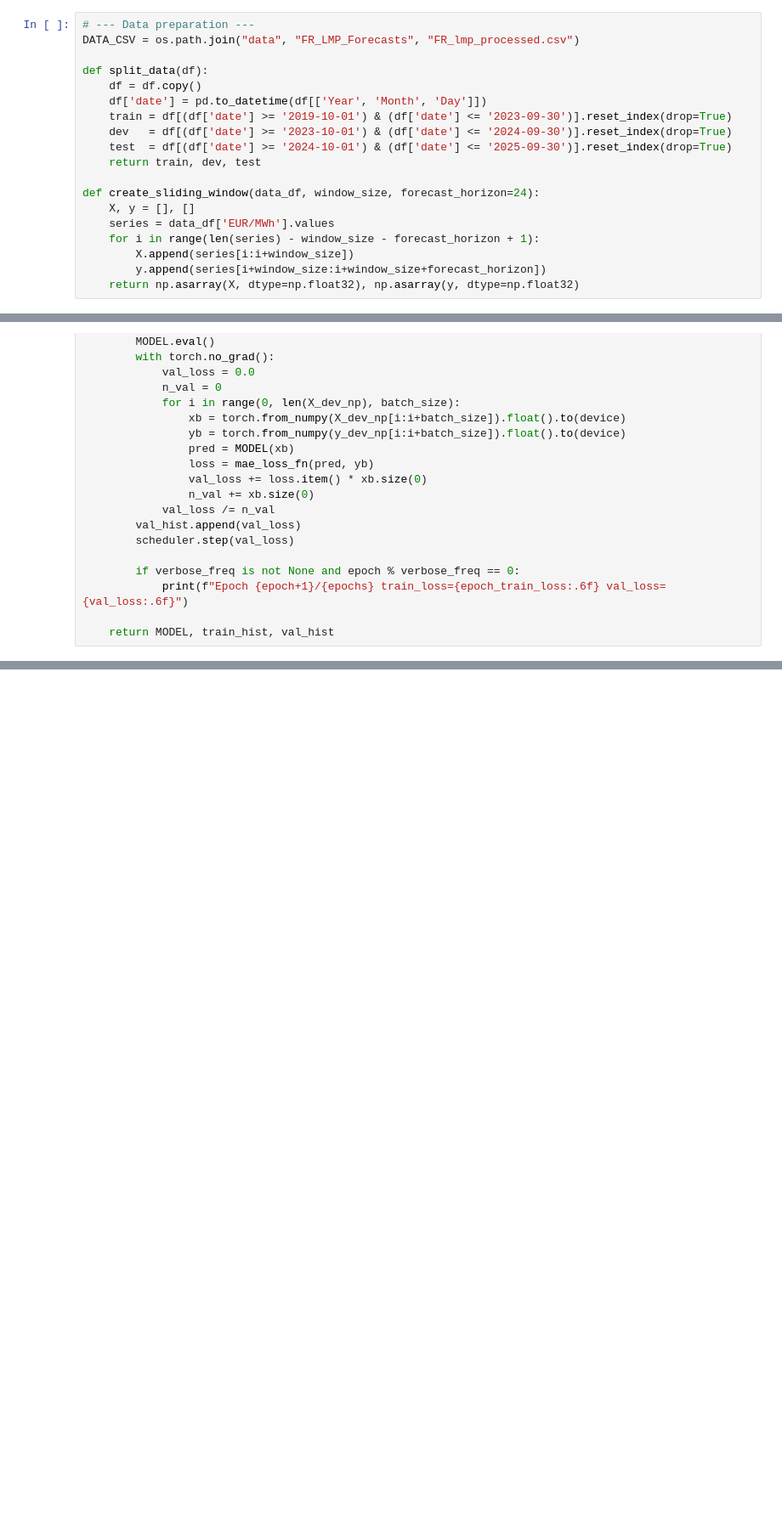
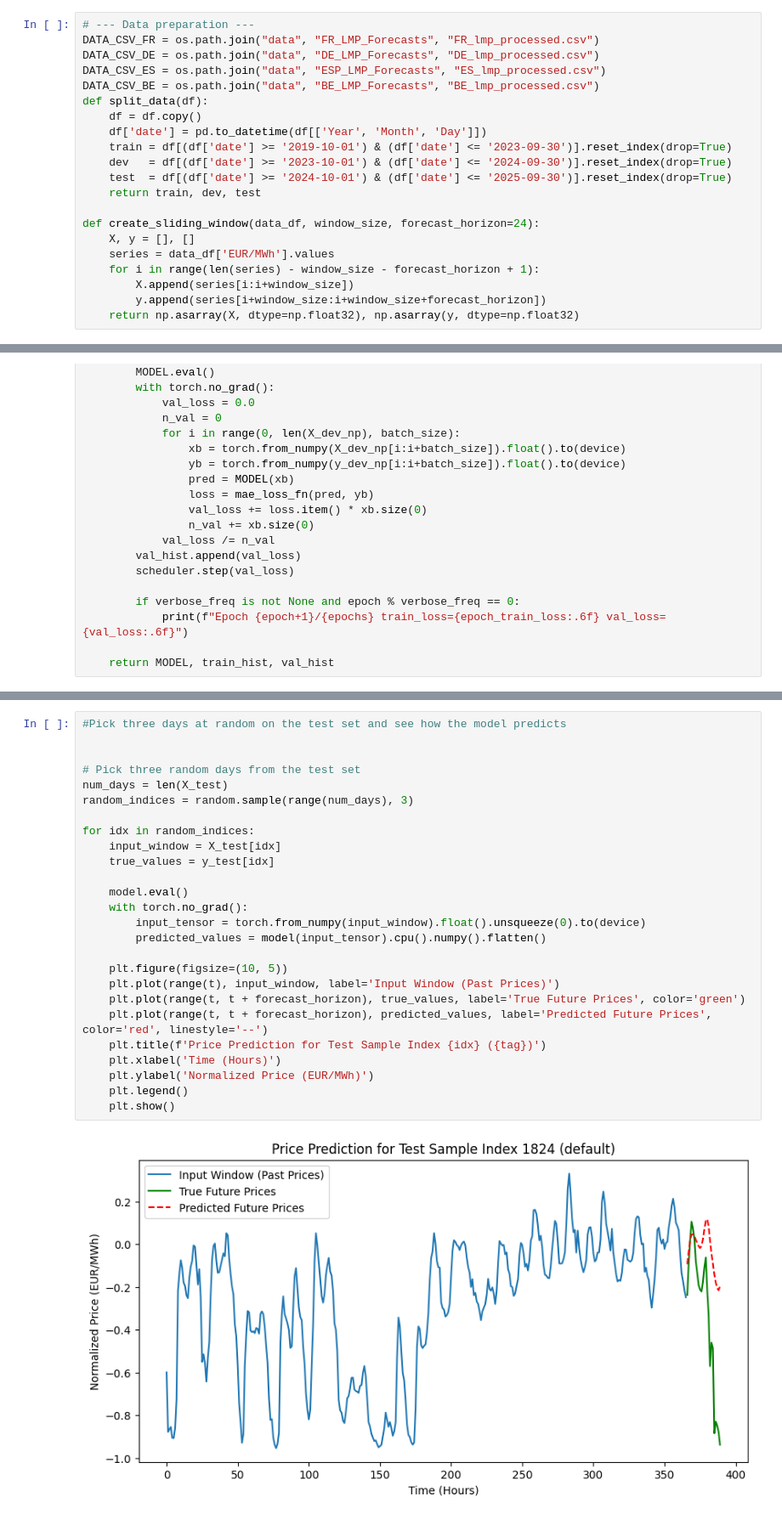
Before and after one commit to PierreBoK/CS-230-Deep-Learning-Project, a Jupyter notebook: source/fullRun2.ipynb, the cells around one changed output, grey strips where cells are left out. Shown at 85% size. Saved outputs shown, nothing was run; the diff lists cells and outputs as text; blank space fills up the shorter version.

Commit message:
Window sliding

```diff
--- a/source/fullRun2.ipynb
+++ b/source/fullRun2.ipynb
@@ -35,7 +37,9 @@ def seed_everything(seed):
 # %%
 # --- Data preparation ---
-DATA_CSV = os.path.join("data", "FR_LMP_Forecasts", "FR_lmp_processed.csv")
-
+DATA_CSV_FR = os.path.join("data", "FR_LMP_Forecasts", "FR_lmp_processed.csv")
+DATA_CSV_DE = os.path.join("data", "DE_LMP_Forecasts", "DE_lmp_processed.csv")
+DATA_CSV_ES = os.path.join("data", "ESP_LMP_Forecasts", "ES_lmp_processed.csv")
+DATA_CSV_BE = os.path.join("data", "BE_LMP_Forecasts", "BE_lmp_processed.csv")
 def split_data(df):
     df = df.copy()
     df['date'] = pd.to_datetime(df[['Year', 'Month', 'Day']])
@@ -291,0 +354,28 @@ for tag, r in exp_results.items():
+# %%
+#Pick three days at random on the test set and see how the model predicts
+
+
+# Pick three random days from the test set
+num_days = len(X_test)
+random_indices = random.sample(range(num_days), 3)
+
+for idx in random_indices:
+    input_window = X_test[idx]
+    true_values = y_test[idx]
+
+    model.eval()
+    with torch.no_grad():
+        input_tensor = torch.from_numpy(input_window).float().unsqueeze(0).to(device)
+        predicted_values = model(input_tensor).cpu().numpy().flatten()
+
+    plt.figure(figsize=(10, 5))
+    plt.plot(range(t), input_window, label='Input Window (Past Prices)')
+    plt.plot(range(t, t + forecast_horizon), true_values, label='True Future Prices', color='green')
+    plt.plot(range(t, t + forecast_horizon), predicted_values, label='Predicted Future Prices', color='red', linestyle='--')
+    plt.title(f'Price Prediction for Test Sample Index {idx} ({tag})')
+    plt.xlabel('Time (Hours)')
+    plt.ylabel('Normalized Price (EUR/MWh)')
+    plt.legend()
+    plt.show()
+# %% [output]
+[figure, added]
```
Also changed, not shown: parts of 3 cells of this notebook, 16 other files.
